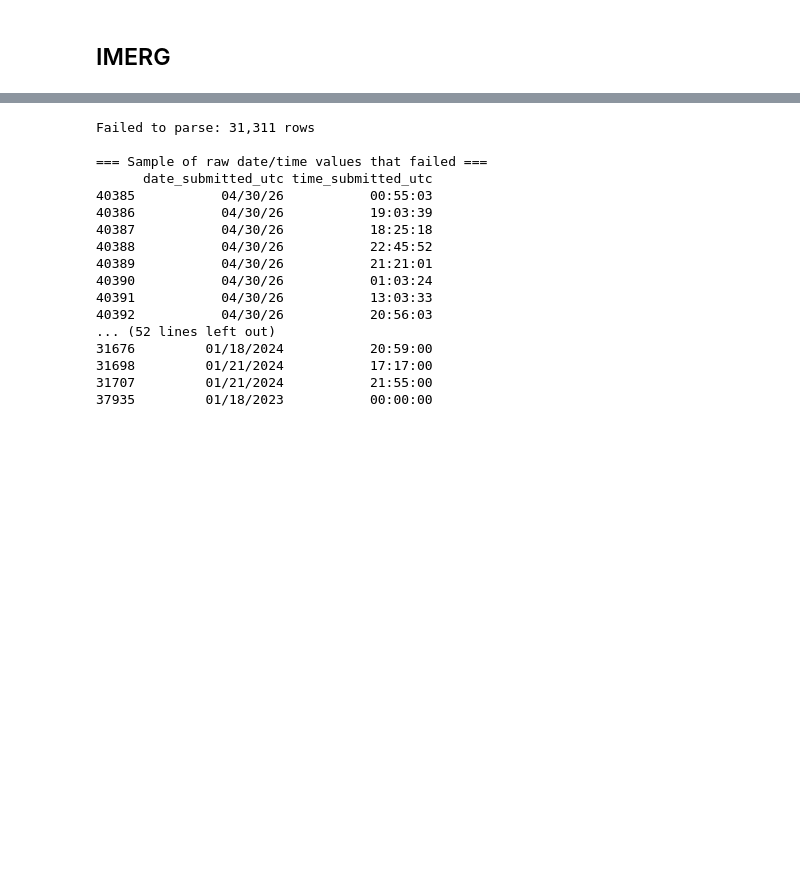
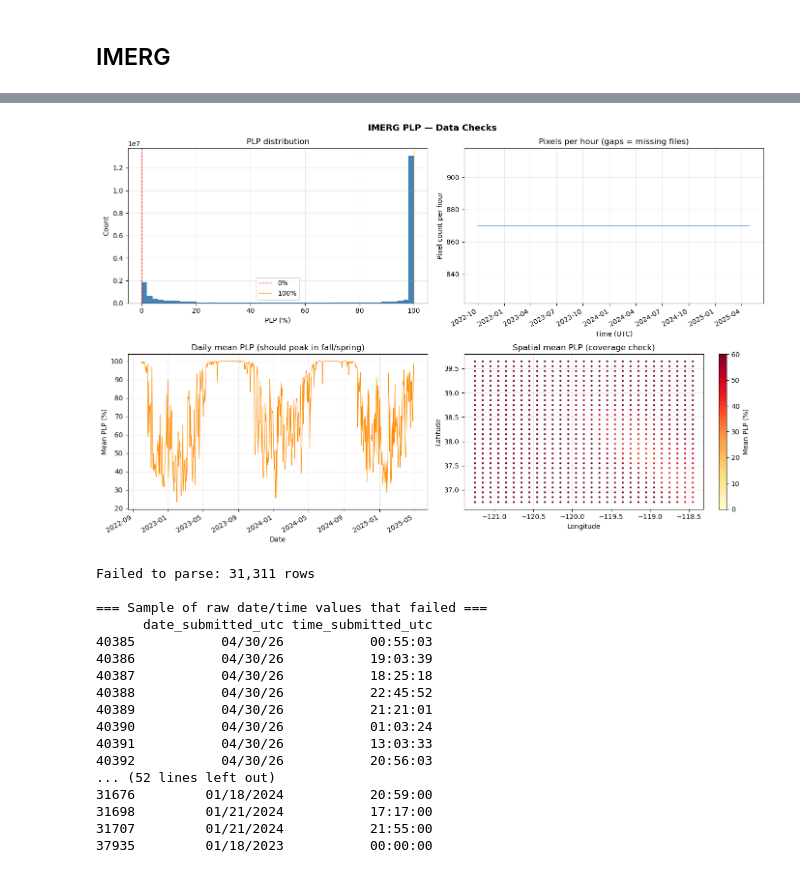
Before and after one commit to emmaaagolub/MRoS-phase-prediction, a Jupyter notebook: Scripts/preprocessing_assimilation.ipynb, the cells around one changed output, grey strips where cells are left out. Saved outputs shown, nothing was run; the diff lists cells and outputs as text; code cells hidden in the pictures; blank space fills up the shorter version.

```diff
--- a/Scripts/preprocessing_assimilation.ipynb
+++ b/Scripts/preprocessing_assimilation.ipynb
@@ -892,3 +974,60 @@ IMERG hourly points in window: 7358160
+# %%
+import matplotlib.pyplot as plt
+import matplotlib.dates as mdates
+import numpy as np
+
+fig, axes = plt.subplots(2, 2, figsize=(14, 9))
+fig.suptitle("IMERG PLP — Data Checks", fontsize=13, fontweight="bold")
+
+# --- 1. PLP distribution ---
+ax = axes[0, 0]
+ax.hist(imerg_hr["plp"].dropna(), bins=50, color="steelblue", edgecolor="none")
+ax.axvline(0,   color="red",    linestyle="--", linewidth=1, label="0%")
+ax.axvline(100, color="orange", linestyle="--", linewidth=1, label="100%")
+ax.set_xlabel("PLP (%)")
+ax.set_ylabel("Count")
+ax.set_title("PLP distribution")
+ax.legend()
+ax.grid(alpha=0.3)
+
+# --- 2. Hourly pixel count over time (completeness check) ---
+ax = axes[0, 1]
+counts = imerg_hr.groupby("hour_utc")["plp"].count()
+ax.plot(counts.index, counts.values, linewidth=0.6, color="steelblue")
+ax.set_xlabel("Time (UTC)")
+ax.set_ylabel("Pixel count per hour")
+ax.set_title("Pixels per hour (gaps = missing files)")
+ax.xaxis.set_major_formatter(mdates.DateFormatter("%Y-%m"))
+ax.xaxis.set_major_locator(mdates.MonthLocator(interval=3))
+plt.setp(ax.xaxis.get_majorticklabels(), rotation=30, ha="right")
+ax.grid(alpha=0.3)
+
+# --- 3. Mean daily PLP over time (seasonal signal check) ---
+ax = axes[1, 0]
+imerg_hr["date"] = imerg_hr["hour_utc"].dt.date
+daily_mean = imerg_hr.groupby("date")["plp"].mean()
+ax.plot(daily_mean.index, daily_mean.values, linewidth=0.8, color="darkorange")
+ax.set_xlabel("Date")
+ax.set_ylabel("Mean PLP (%)")
+ax.set_title("Daily mean PLP (should peak in fall/spring)")
+plt.setp(ax.xaxis.get_majorticklabels(), rotation=30, ha="right")
+ax.grid(alpha=0.3)
+
+# --- 4. Spatial coverage — mean PLP per pixel ---
+ax = axes[1, 1]
+spatial = imerg_hr.groupby(["lat", "lon"])["plp"].mean().reset_index()
+sc = ax.scatter(spatial["lon"], spatial["lat"], c=spatial["plp"],
+                cmap="YlOrRd", s=4, vmin=0, vmax=60)
+plt.colorbar(sc, ax=ax, label="Mean PLP (%)")
+ax.set_xlabel("Longitude")
+ax.set_ylabel("Latitude")
+ax.set_title("Spatial mean PLP (coverage check)")
+ax.grid(alpha=0.3)
+
+fig.tight_layout()
+plt.show()
+# %% [output]
+[figure, added]
 # %%
 # Load raw parquet for checks
 import pyarrow.parquet as pq
```
Also changed, not shown: parts of 17 cells of this notebook.
